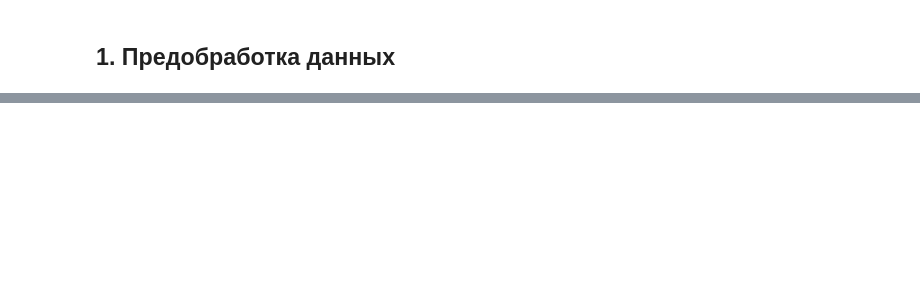
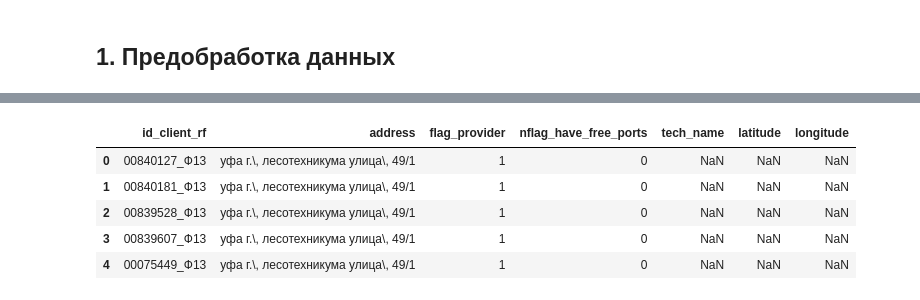
Before and after one commit to abakhmetev/Hackathon_RTK, a Jupyter notebook: Hakaton_Anton.ipynb, the cells around one changed output, grey strips where cells are left out. Cells and saved outputs as stored; diff of their text form; code cells hidden in the pictures; blank space fills up the shorter version.

```diff
--- a/Hakaton_Anton.ipynb
+++ b/Hakaton_Anton.ipynb
@@ -14,0 +83,10 @@ sales = pd.read_excel(r'C:\WORK\STUDY\GIT\Данные для хакатона\s
+# %%
+# 1. address_client
+address_client.head()
+# %% [output]
+|  | id_client_rf | address | flag_provider | nflag_have_free_ports | tech_name | latitude | longitude |
+| 0 | 00840127_Ф13 | уфа г.\, лесотехникума улица\, 49/1 | 1 | 0 | NaN | NaN | NaN |
+| 1 | 00840181_Ф13 | уфа г.\, лесотехникума улица\, 49/1 | 1 | 0 | NaN | NaN | NaN |
+| 2 | 00839528_Ф13 | уфа г.\, лесотехникума улица\, 49/1 | 1 | 0 | NaN | NaN | NaN |
+| 3 | 00839607_Ф13 | уфа г.\, лесотехникума улица\, 49/1 | 1 | 0 | NaN | NaN | NaN |
+| 4 | 00075449_Ф13 | уфа г.\, лесотехникума улица\, 49/1 | 1 | 0 | NaN | NaN | NaN |
```
Also changed, not shown: parts of 15 cells of this notebook, 3 other files.
